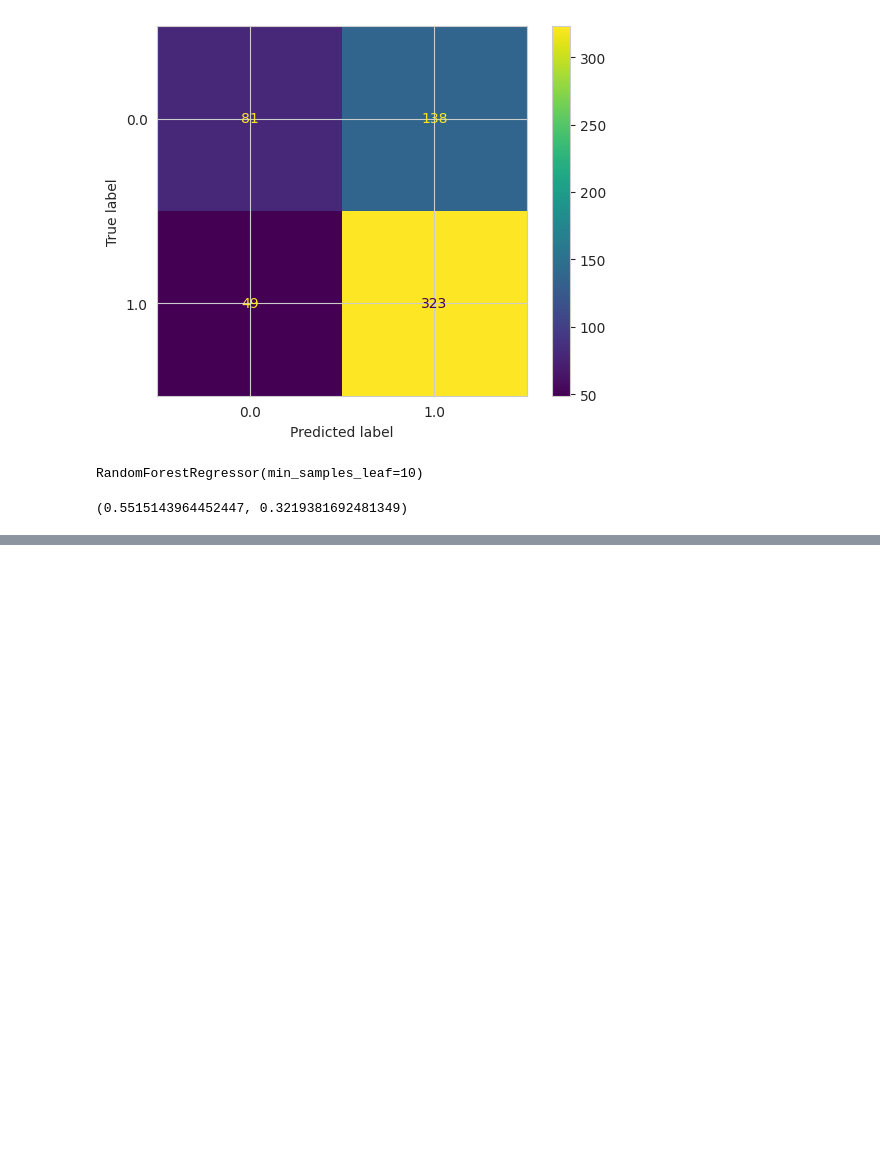
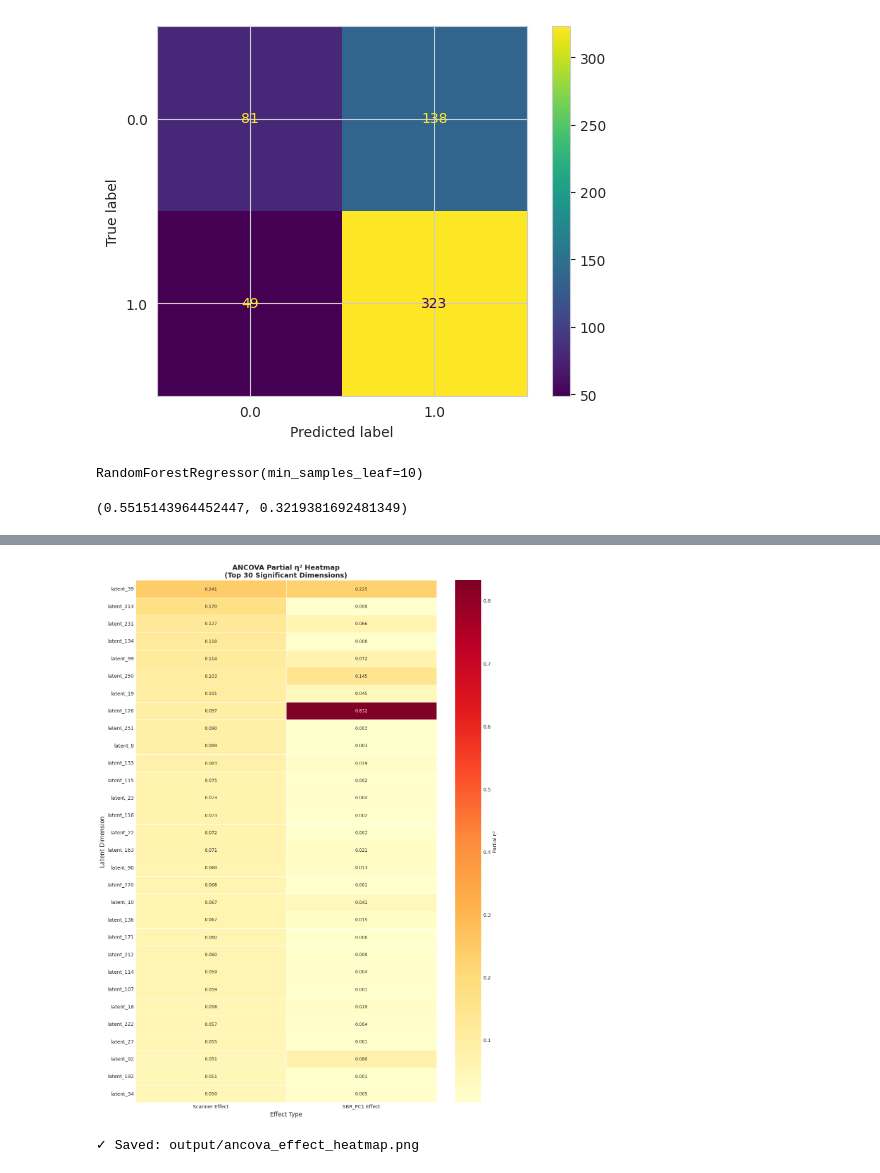
Before and after one commit to figoo210/unsupervised-parkinsons-imaging, a Jupyter notebook: 5.1.1_Dimension_Factor_Correlation_Analysis_Strict.ipynb, the cells around one changed output, grey strips where cells are left out. Drawn from its saved outputs; the diff is of its cells as text; code cells hidden in the pictures; blank space fills up the shorter version.

```diff
--- a/5.1.1_Dimension_Factor_Correlation_Analysis_Strict.ipynb
+++ b/5.1.1_Dimension_Factor_Correlation_Analysis_Strict.ipynb
@@ -951,0 +1284,38 @@ model.score(X,y),model.score(Xv,yv)
+# %%
+# Visualization 5: Heatmap comparing effect sizes
+# Create a matrix for heatmap
+fig, ax = plt.subplots(figsize=(12, 16))
+
+# Select dimensions that survive Bonferroni correction for either effect
+significant_dims = df_ancova[
+    df_ancova['Scanner_Survives_Bonferroni'] | df_ancova['Cov_Survives_Bonferroni']
+].head(30)
+
+# Create data for heatmap
+heatmap_data = significant_dims[['Dimension', 'Scanner_Partial_Eta_Sq', 'Covariate_Partial_Eta_Sq']].copy()
+heatmap_data = heatmap_data.set_index('Dimension')
+heatmap_data.columns = ['Scanner Effect', f'{covariate_col} Effect']
+
+# Plot heatmap
+sns.heatmap(
+    heatmap_data,
+    annot=True,
+    fmt='.3f',
+    cmap='YlOrRd',
+    ax=ax,
+    cbar_kws={'label': 'Partial η²'},
+    linewidths=0.5,
+    annot_kws={'fontsize': 9}
+)
+ax.set_title(f'ANCOVA Partial η² Heatmap\n(Top 30 Significant Dimensions)', fontsize=14, fontweight='bold')
+ax.set_xlabel('Effect Type', fontsize=12)
+ax.set_ylabel('Latent Dimension', fontsize=12)
+
+plt.tight_layout()
+plt.savefig('output/ancova_effect_heatmap.png', dpi=150, bbox_inches='tight')
+plt.show()
+
+print("\n✓ Saved: output/ancova_effect_heatmap.png")
+# %% [output]
+[figure, added]
+✓ Saved: output/ancova_effect_heatmap.png
```
Also changed, not shown: parts of 11 cells of this notebook, 6 other files.
